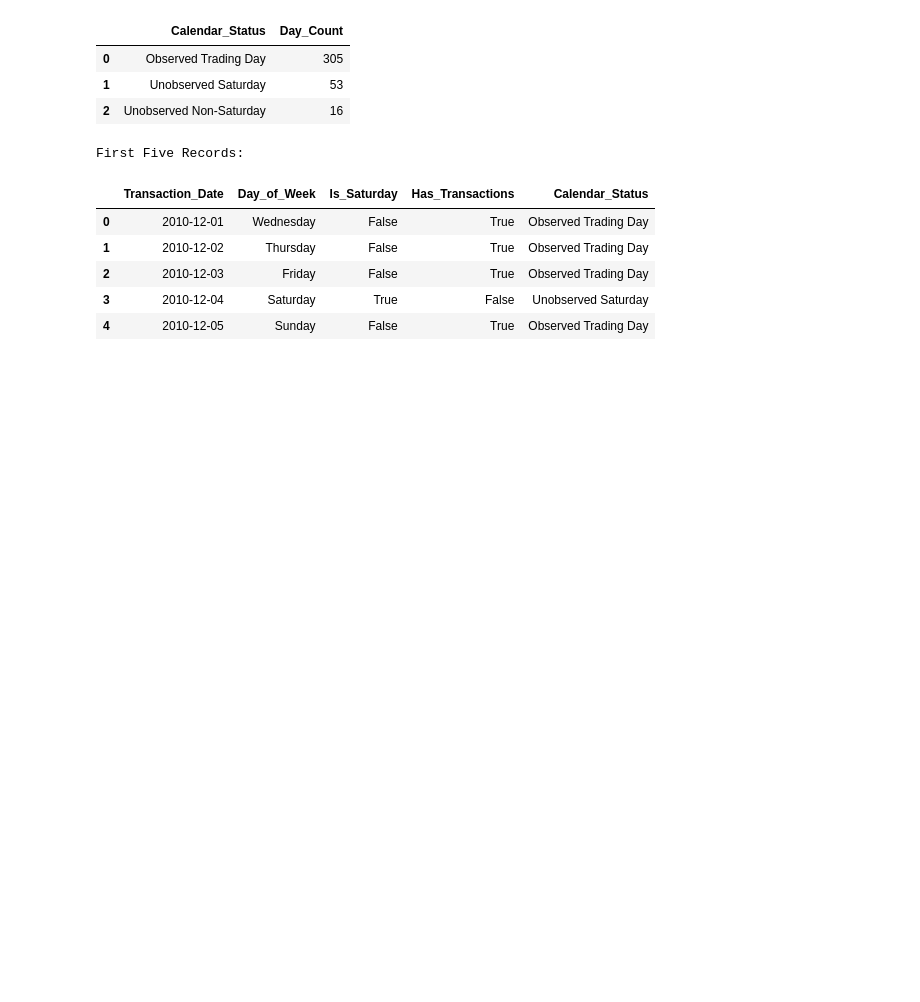
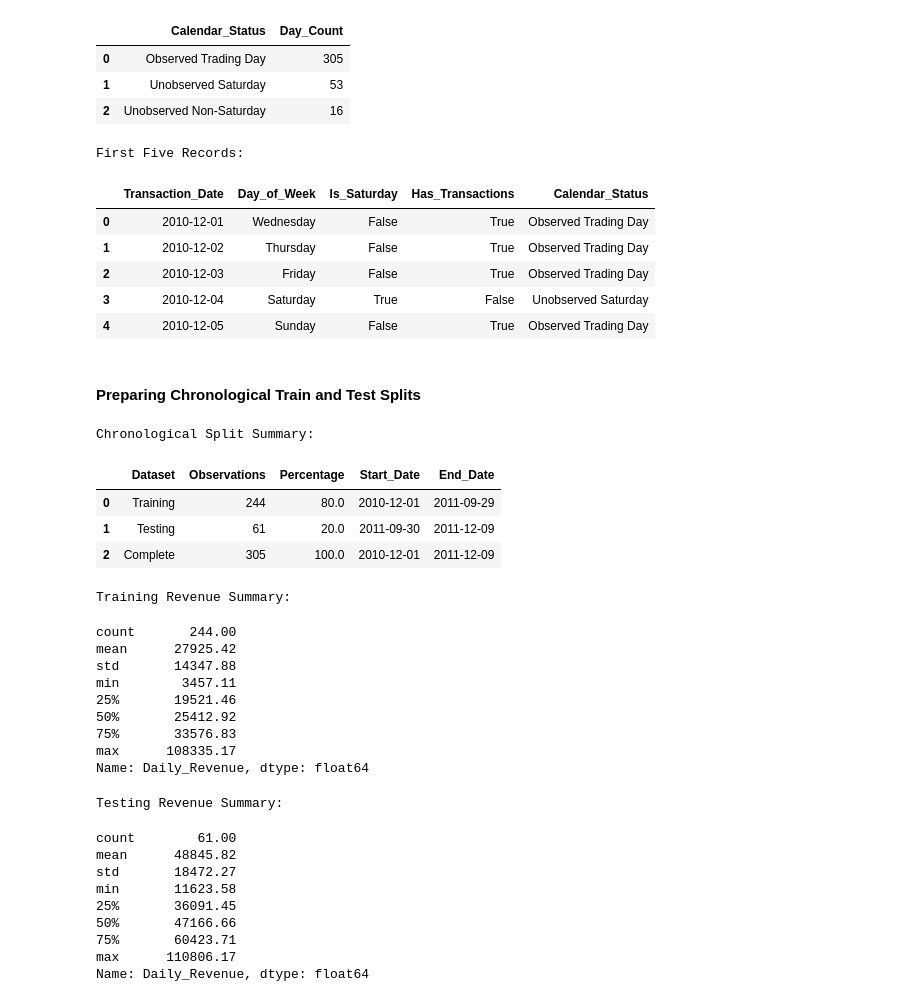
Before and after one commit to TejasMJ/Retail-Sales-Dynamics, a Jupyter notebook: notebooks/03_data_preparation.ipynb, the cells around one changed output. Cells and saved outputs as stored; diff of their text form; code cells hidden in the pictures; blank space fills up the shorter version.

Commit message:
Data Prepation completed

```diff
--- a/notebooks/03_data_preparation.ipynb
+++ b/notebooks/03_data_preparation.ipynb
@@ -586,3 +586,79 @@ First Five Records:
 | 2 | 2010-12-03 | Friday | False | True | Observed Trading Day |
 | 3 | 2010-12-04 | Saturday | True | False | Unobserved Saturday |
 | 4 | 2010-12-05 | Sunday | False | True | Observed Trading Day |
+# %% [markdown]
+#### Preparing Chronological Train and Test Splits
+# %%
+daily_revenue_df = daily_revenue_df.sort_values(
+    "Transaction_Date"
+).reset_index(drop=True)
+
+train_size = int(len(daily_revenue_df) * 0.80)
+
+train_df = daily_revenue_df.iloc[:train_size].copy()
+test_df = daily_revenue_df.iloc[train_size:].copy()
+
+assert len(train_df) + len(test_df) == len(daily_revenue_df)
+assert train_df["Transaction_Date"].max() < test_df["Transaction_Date"].min()
+assert set(train_df["Transaction_Date"]).isdisjoint(
+    set(test_df["Transaction_Date"])
+)
+
+split_summary = pd.DataFrame({
+    "Dataset": ["Training", "Testing", "Complete"],
+    "Observations": [
+        len(train_df),
+        len(test_df),
+        len(daily_revenue_df)
+    ],
+    "Percentage": [
+        len(train_df) / len(daily_revenue_df) * 100,
+        len(test_df) / len(daily_revenue_df) * 100,
+        100
+    ],
+    "Start_Date": [
+        train_df["Transaction_Date"].min(),
+        test_df["Transaction_Date"].min(),
+        daily_revenue_df["Transaction_Date"].min()
+    ],
+    "End_Date": [
+        train_df["Transaction_Date"].max(),
+        test_df["Transaction_Date"].max(),
+        daily_revenue_df["Transaction_Date"].max()
+    ]
+})
+
+print("Chronological Split Summary:")
+display(split_summary.round(2))
+
+print("\nTraining Revenue Summary:")
+display(train_df["Daily_Revenue"].describe().round(2))
+
+print("\nTesting Revenue Summary:")
+display(test_df["Daily_Revenue"].describe().round(2))
+# %% [output]
+Chronological Split Summary:
+|  | Dataset | Observations | Percentage | Start_Date | End_Date |
+| 0 | Training | 244 | 80.0 | 2010-12-01 | 2011-09-29 |
+| 1 | Testing | 61 | 20.0 | 2011-09-30 | 2011-12-09 |
+| 2 | Complete | 305 | 100.0 | 2010-12-01 | 2011-12-09 |
+Training Revenue Summary:
+count       244.00
+mean      27925.42
+std       14347.88
+min        3457.11
+25%       19521.46
+50%       25412.92
+75%       33576.83
+max      108335.17
+Name: Daily_Revenue, dtype: float64
+Testing Revenue Summary:
+count        61.00
+mean      48845.82
+std       18472.27
+min       11623.58
+25%       36091.45
+50%       47166.66
+75%       60423.71
+max      110806.17
+Name: Daily_Revenue, dtype: float64
```
Also changed, not shown: parts of 4 cells of this notebook.
